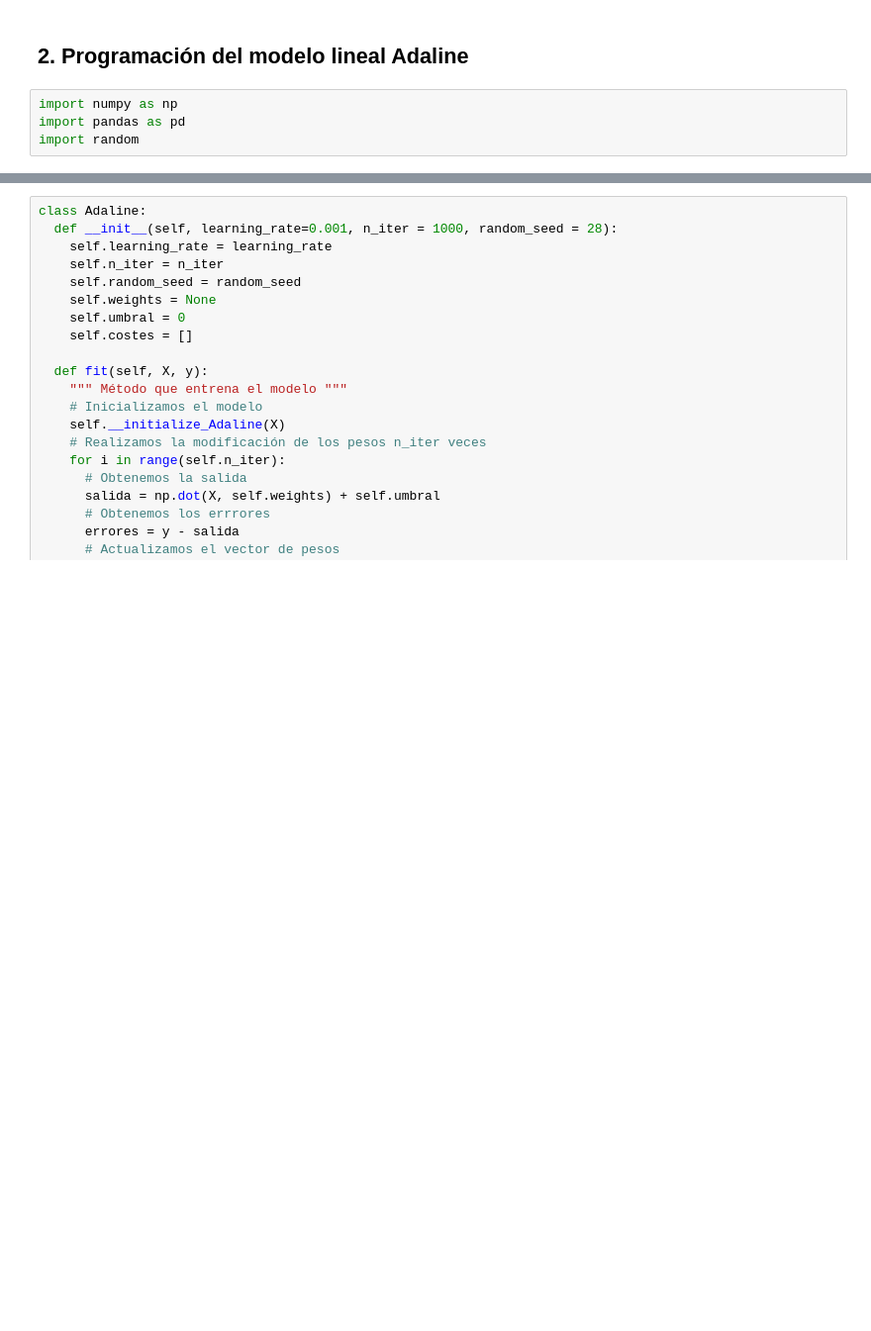
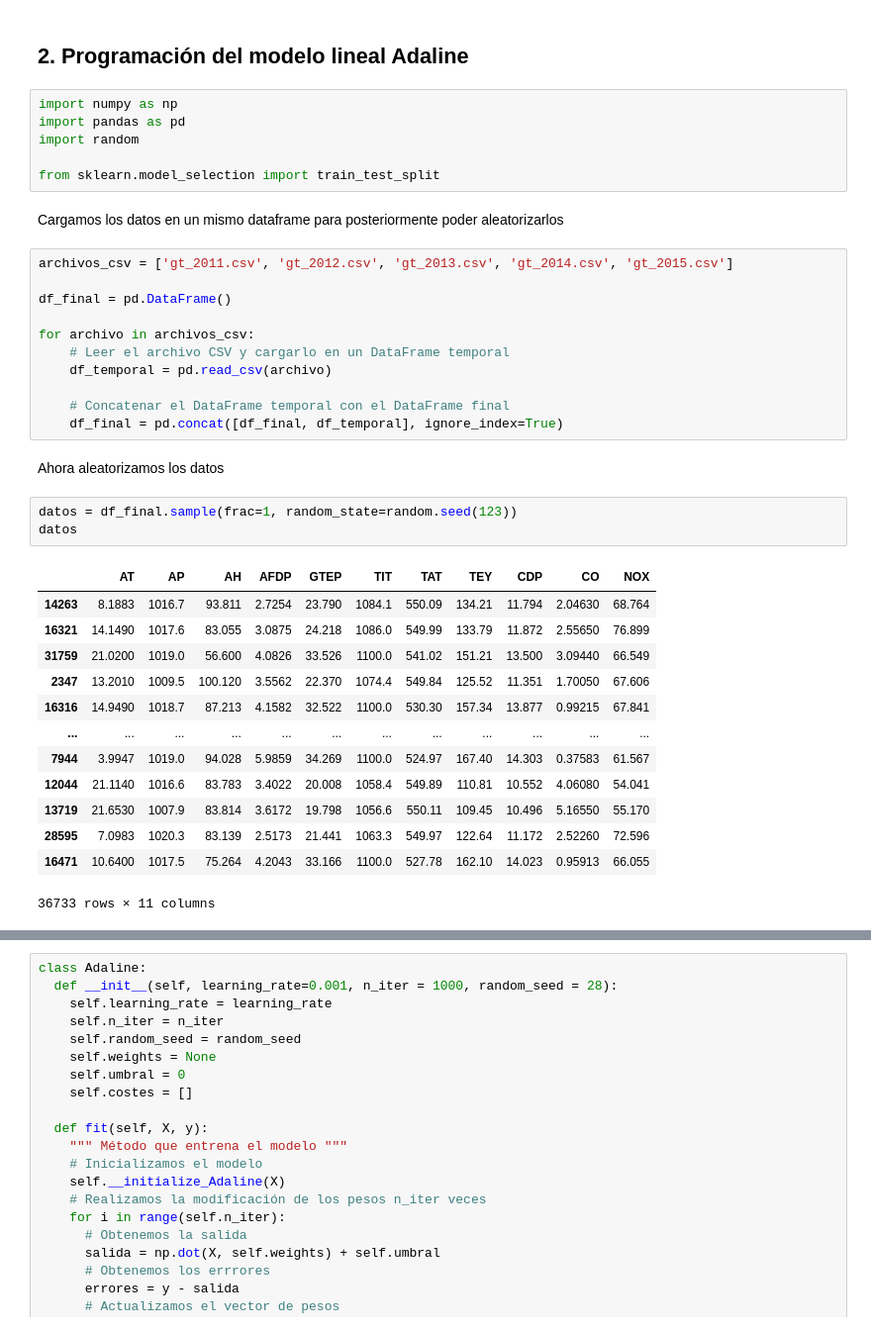
Before and after one commit to cabamarcos/Gas-Turbine-Emission-Prediction, a Jupyter notebook: P1_RRNN.ipynb, the cells around one changed output, grey strips where cells are left out. Shown at 99% size. Saved outputs shown, nothing was run; the diff lists cells and outputs as text; blank space fills up the shorter version.

Commit message:
Train, test, crear dataframe conjunto, randomize

```diff
--- a/P1_RRNN.ipynb
+++ b/P1_RRNN.ipynb
@@ -10,3 +10,37 @@
 import numpy as np
 import pandas as pd
 import random
+
+from sklearn.model_selection import train_test_split
+# %% [markdown]
+Cargamos los datos en un mismo dataframe para posteriormente poder aleatorizarlos
+# %%
+archivos_csv = ['gt_2011.csv', 'gt_2012.csv', 'gt_2013.csv', 'gt_2014.csv', 'gt_2015.csv']
+
+df_final = pd.DataFrame()
+
+for archivo in archivos_csv:
+    # Leer el archivo CSV y cargarlo en un DataFrame temporal
+    df_temporal = pd.read_csv(archivo)
+
+    # Concatenar el DataFrame temporal con el DataFrame final
+    df_final = pd.concat([df_final, df_temporal], ignore_index=True)
+# %% [markdown]
+Ahora aleatorizamos los datos
+# %%
+datos = df_final.sample(frac=1, random_state=random.seed(123))
+datos
+# %% [output]
+|  | AT | AP | AH | AFDP | GTEP | TIT | TAT | TEY | CDP | CO | NOX |
+| 14263 | 8.1883 | 1016.7 | 93.811 | 2.7254 | 23.790 | 1084.1 | 550.09 | 134.21 | 11.794 | 2.04630 | 68.764 |
+| 16321 | 14.1490 | 1017.6 | 83.055 | 3.0875 | 24.218 | 1086.0 | 549.99 | 133.79 | 11.872 | 2.55650 | 76.899 |
+| 31759 | 21.0200 | 1019.0 | 56.600 | 4.0826 | 33.526 | 1100.0 | 541.02 | 151.21 | 13.500 | 3.09440 | 66.549 |
+| 2347 | 13.2010 | 1009.5 | 100.120 | 3.5562 | 22.370 | 1074.4 | 549.84 | 125.52 | 11.351 | 1.70050 | 67.606 |
+| 16316 | 14.9490 | 1018.7 | 87.213 | 4.1582 | 32.522 | 1100.0 | 530.30 | 157.34 | 13.877 | 0.99215 | 67.841 |
+| ... | ... | ... | ... | ... | ... | ... | ... | ... | ... | ... | ... |
+| 7944 | 3.9947 | 1019.0 | 94.028 | 5.9859 | 34.269 | 1100.0 | 524.97 | 167.40 | 14.303 | 0.37583 | 61.567 |
+| 12044 | 21.1140 | 1016.6 | 83.783 | 3.4022 | 20.008 | 1058.4 | 549.89 | 110.81 | 10.552 | 4.06080 | 54.041 |
+| 13719 | 21.6530 | 1007.9 | 83.814 | 3.6172 | 19.798 | 1056.6 | 550.11 | 109.45 | 10.496 | 5.16550 | 55.170 |
+| 28595 | 7.0983 | 1020.3 | 83.139 | 2.5173 | 21.441 | 1063.3 | 549.97 | 122.64 | 11.172 | 2.52260 | 72.596 |
+| 16471 | 10.6400 | 1017.5 | 75.264 | 4.2043 | 33.166 | 1100.0 | 527.78 | 162.10 | 14.023 | 0.95913 | 66.055 |
+36733 rows × 11 columns
```
Also changed, not shown: parts of 5 cells of this notebook.
